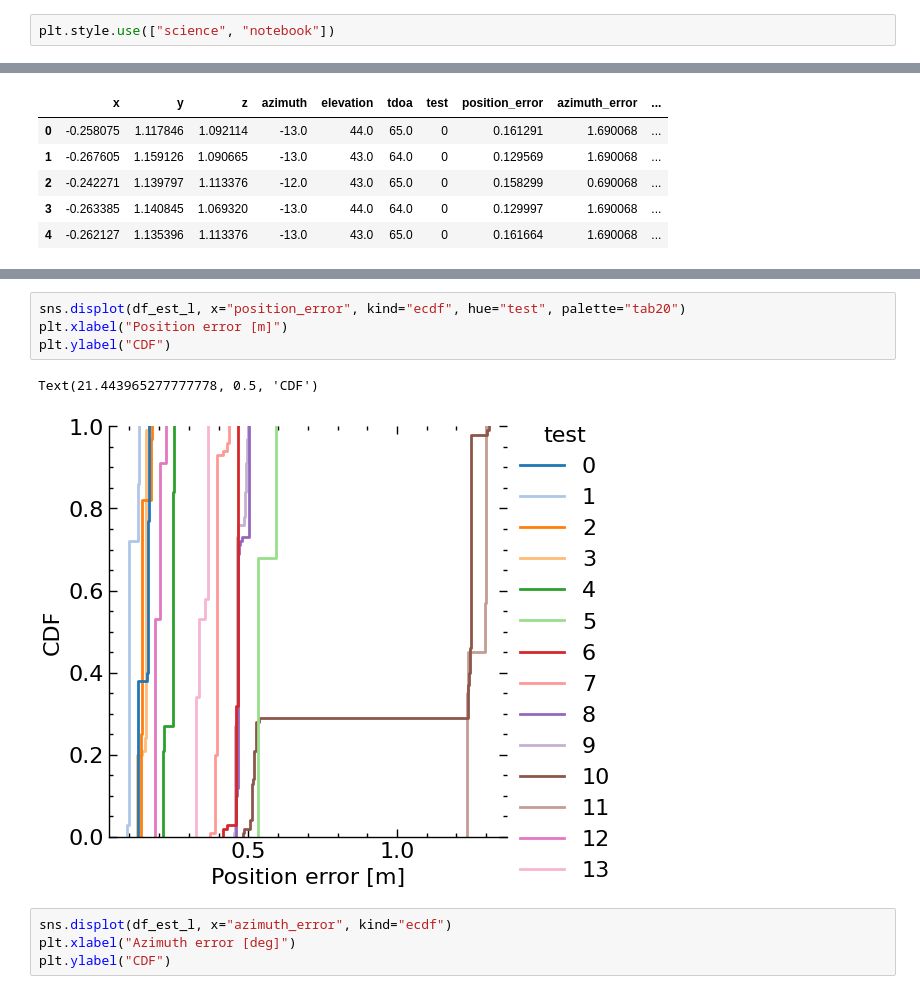
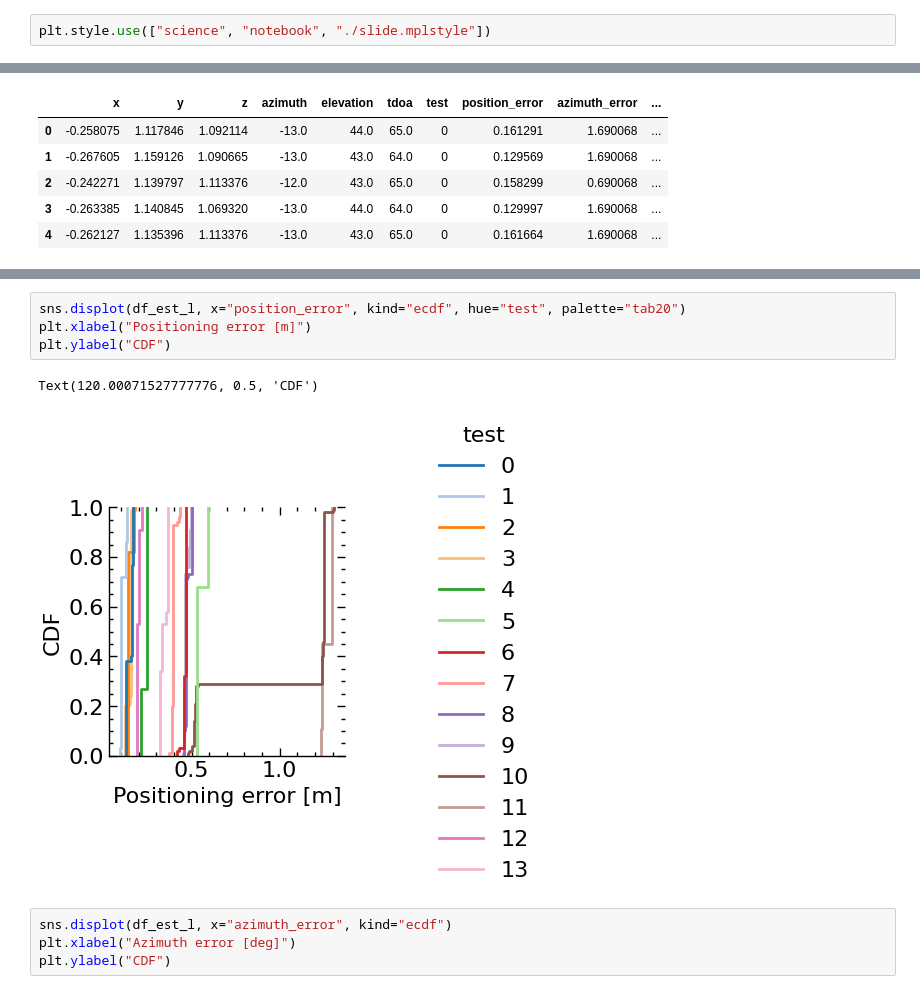
Before and after one commit to auk1709/lab-acoustic, a Jupyter notebook: notebook/positioning-tdoa-band.ipynb, the cells around one changed output, grey strips where cells are left out. Drawn from its saved outputs; the diff is of its cells as text.

```diff
--- a/notebook/positioning-tdoa-band.ipynb
+++ b/notebook/positioning-tdoa-band.ipynb
@@ -14,7 +14,7 @@ from positioning.readwav import readwav
 from positioning.sound_db import CeilingTDoADB
 from positioning import tools
 # %%
-plt.style.use(["science", "notebook"])
+plt.style.use(["science", "notebook", "./slide.mplstyle"])
 # %%
 df_true = pd.read_csv("../data/pos-reflect-1ms/measure-points.csv", index_col=0)
 # %%
@@ -105,10 +105,10 @@ Text(9.444444444444445, 0.5, 'CDF')
 # %%
 sns.displot(df_est_l, x="position_error", kind="ecdf", hue="test", palette="tab20")
-plt.xlabel("Position error [m]")
+plt.xlabel("Positioning error [m]")
 plt.ylabel("CDF")
 # %% [output]
-Text(21.443965277777778, 0.5, 'CDF')
+Text(120.00071527777776, 0.5, 'CDF')
-[figure, old version]
+[figure, new version]
 # %%
 sns.displot(df_est_l, x="azimuth_error", kind="ecdf")
 plt.xlabel("Azimuth error [deg]")
```
Also changed, not shown: parts of 11 cells of this notebook, 1 other file.
